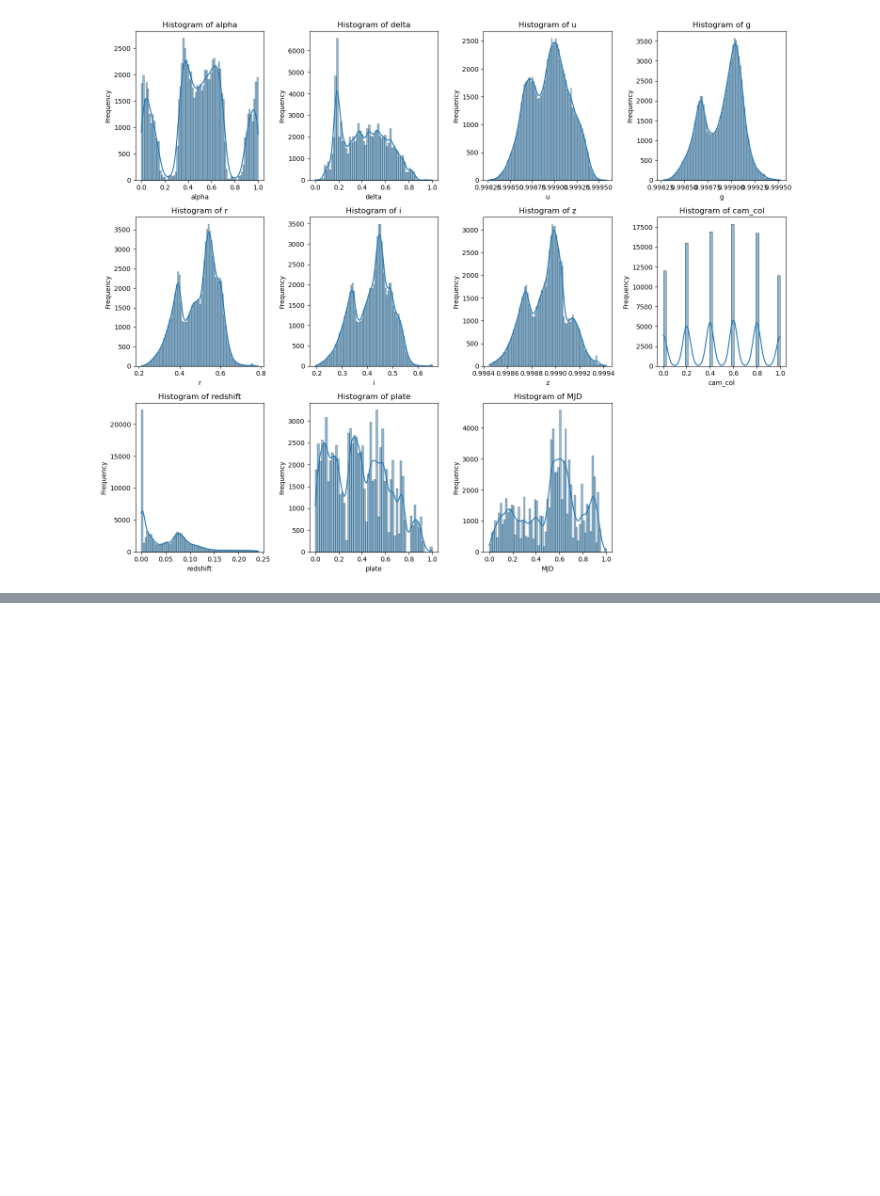
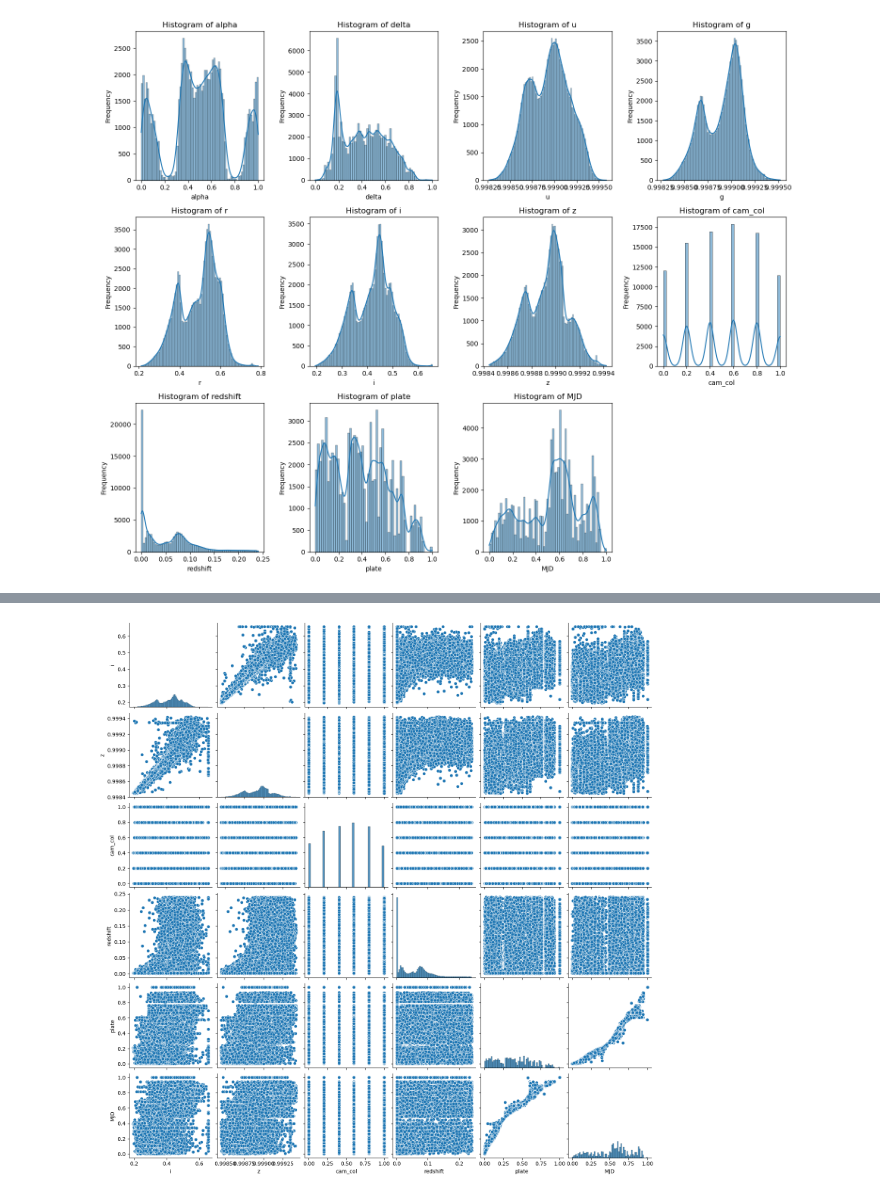
Before and after one commit to NavyaSai-V/Stellar_Object_Classification, a Jupyter notebook: Stellar_object_detection.ipynb, the cells around one changed output, grey strips where cells are left out. Cells and saved outputs as stored; diff of their text form; code cells hidden in the pictures; blank space fills up the shorter version.

```diff
--- a/Stellar_object_detection.ipynb
+++ b/Stellar_object_detection.ipynb
@@ -277,0 +292,5 @@ plt.show()
+# %%
+sns.pairplot(data=data_clean[columns2])
+plt.show()
+# %% [output]
+[figure, added]
```
Also changed, not shown: parts of 3 cells of this notebook.
